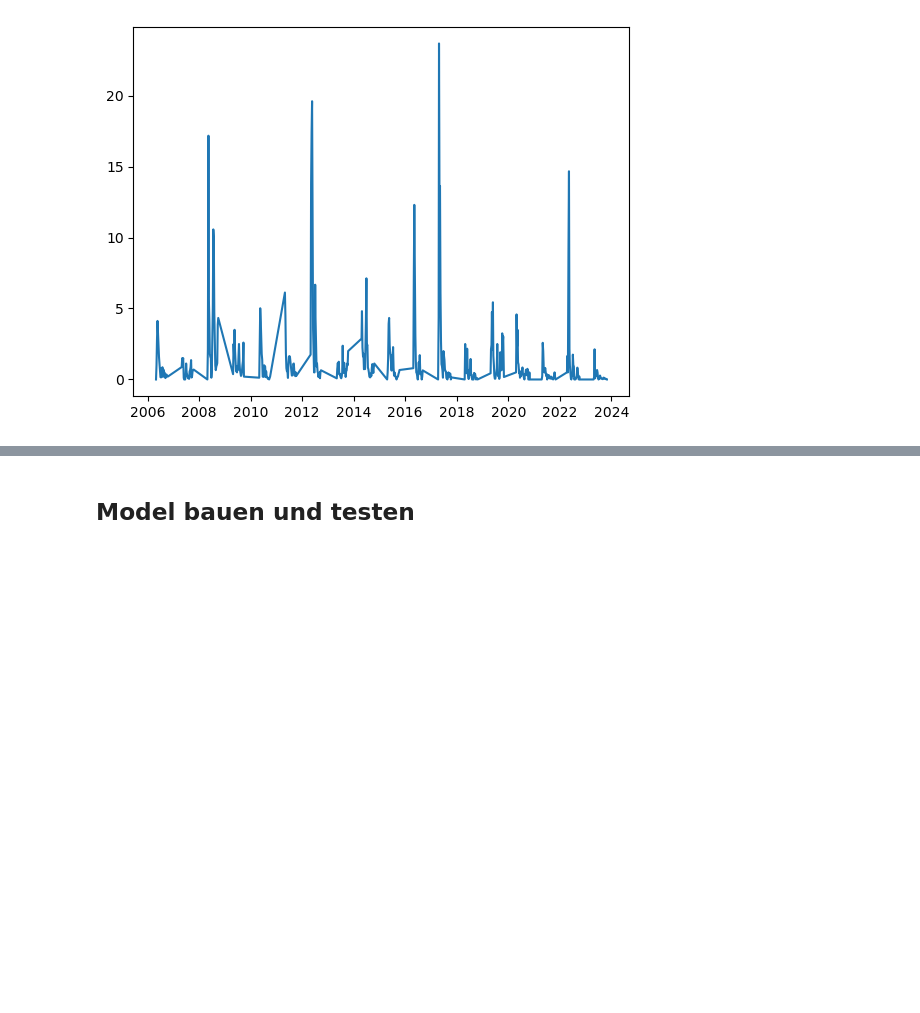
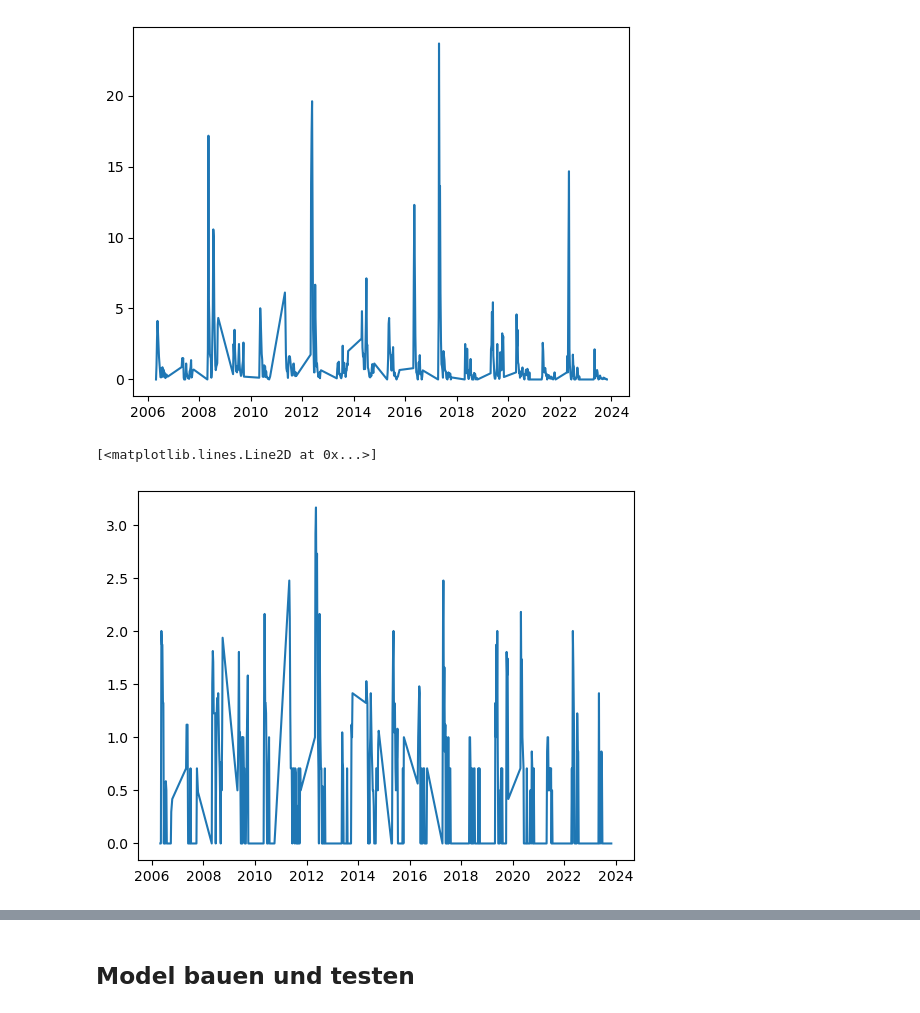
Before and after one commit to urechm/pest_monitoring, a Jupyter notebook: pestmodel_möhrenfliegen.ipynb, the cells around one changed output, grey strips where cells are left out. Drawn from its saved outputs; the diff is of its cells as text; code cells hidden in the pictures; blank space fills up the shorter version.

```diff
--- a/pestmodel_möhrenfliegen.ipynb
+++ b/pestmodel_möhrenfliegen.ipynb
@@ -168,0 +150,5 @@ pyplot.show()
+# %%
+pyplot.plot('datum', 'Y', data=df_total)
+# %% [output]
+[<matplotlib.lines.Line2D at 0x...>]
+[figure, added]
```
Also changed, not shown: parts of 13 cells of this notebook, 1 other file.
